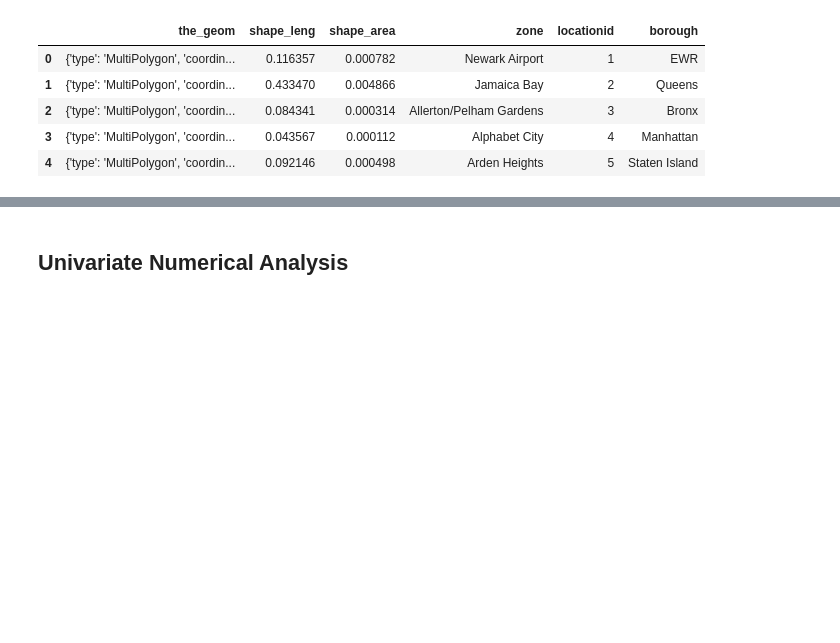
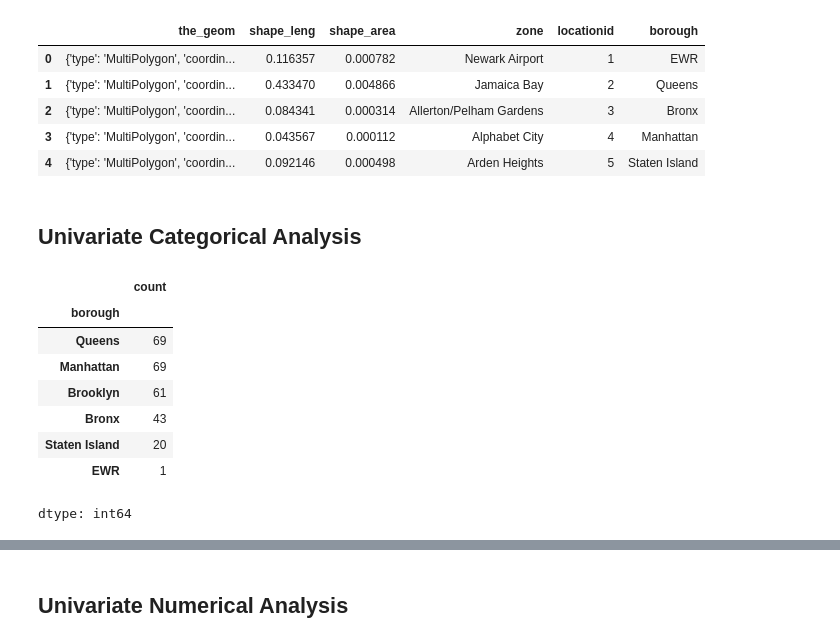
Before and after one commit to drod75/nyc_taxi_analysis, a Jupyter notebook: notebooks/data_exploration.ipynb, the cells around one changed output, grey strips where cells are left out. Cells and saved outputs as stored; diff of their text form; code cells hidden in the pictures; blank space fills up the shorter version.

```diff
--- a/notebooks/data_exploration.ipynb
+++ b/notebooks/data_exploration.ipynb
@@ -74,3 +74,17 @@ zone_df.head()
 | 2 | {'type': 'MultiPolygon', 'coordin... | 0.084341 | 0.000314 | Allerton/Pelham Gardens | 3 | Bronx |
 | 3 | {'type': 'MultiPolygon', 'coordin... | 0.043567 | 0.000112 | Alphabet City | 4 | Manhattan |
 | 4 | {'type': 'MultiPolygon', 'coordin... | 0.092146 | 0.000498 | Arden Heights | 5 | Staten Island |
+# %% [markdown]
+## Univariate Categorical Analysis
+# %%
+zone_df['borough'].value_counts()
+# %% [output]
+|  | count |
+| borough |  |
+| Queens | 69 |
+| Manhattan | 69 |
+| Brooklyn | 61 |
+| Bronx | 43 |
+| Staten Island | 20 |
+| EWR | 1 |
+dtype: int64
```
Also changed, not shown: parts of 6 cells of this notebook.
